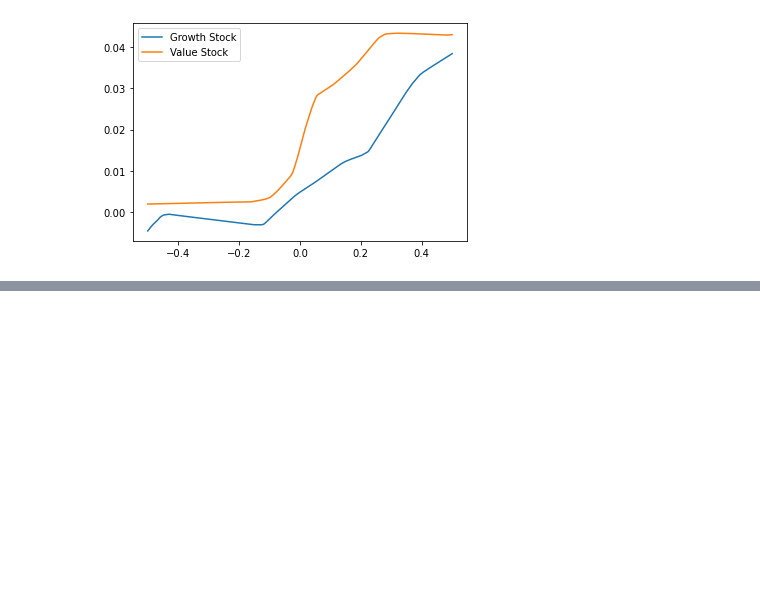
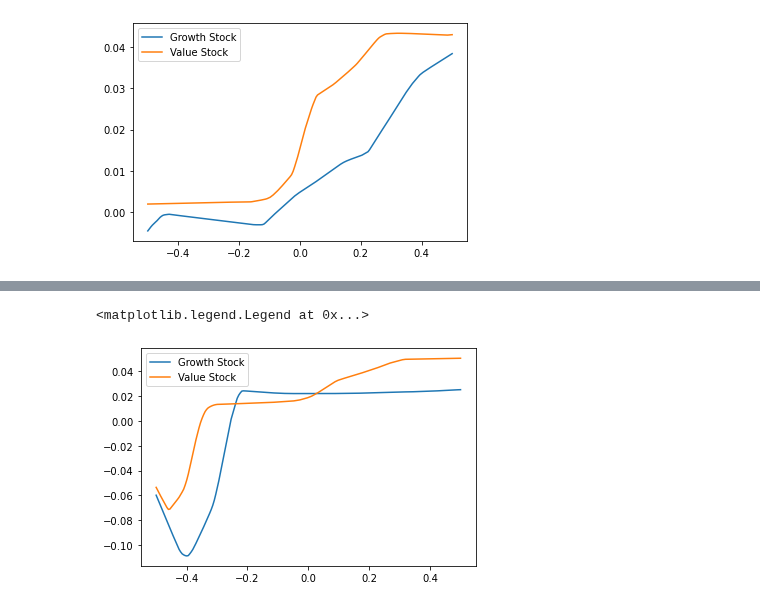
Before and after one commit to lu18cheng/pic16b_stock_analysis, a Jupyter notebook: code/Untitled.ipynb, the cells around one changed output, grey strips where cells are left out. Saved outputs shown, nothing was run; the diff lists cells and outputs as text; code cells hidden in the pictures; blank space fills up the shorter version.

```diff
--- a/code/Untitled.ipynb
+++ b/code/Untitled.ipynb
@@ -185,0 +230,10 @@ plt.legend()
+# %%
+testing_data = np.linspace(-0.5,0.5,200)
+growth_change = model3.predict(testing_data)
+value_change = model4.predict(testing_data)
+plt.plot(testing_data, growth_change, label = "Growth Stock")
+plt.plot(testing_data, value_change, label = "Value Stock")
+plt.legend()
+# %% [output]
+<matplotlib.legend.Legend at 0x...>
+[figure, added]
```
Also changed, not shown: parts of 3 cells of this notebook.
